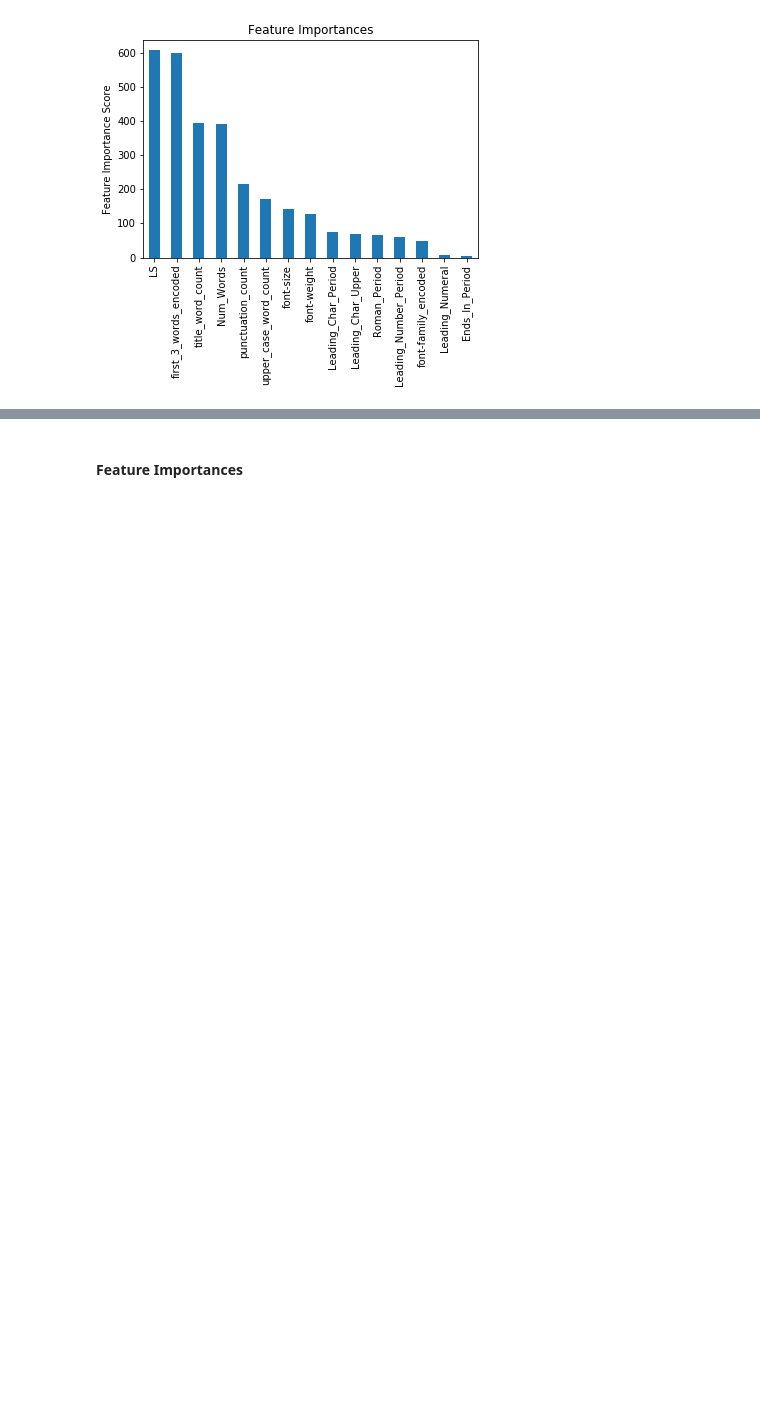
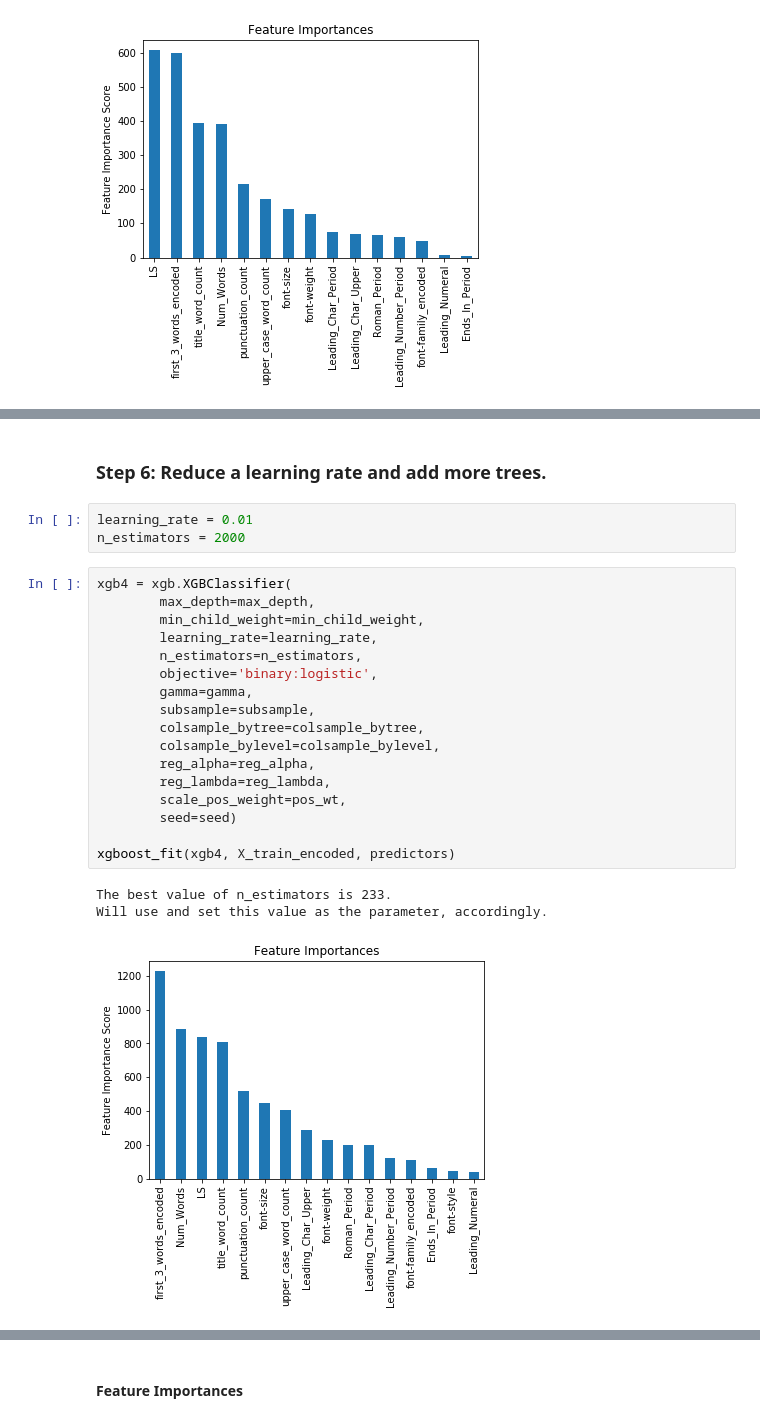
Before and after one commit to my2582/KPMGCapstone, a Jupyter notebook: module1/modelling_notebooks/Combined_Final_Model_V9_Minsu.ipynb, the cells around one changed output, grey strips where cells are left out. Saved outputs shown, nothing was run; the diff lists cells and outputs as text; blank space fills up the shorter version.

```diff
--- a/module1/modelling_notebooks/Combined_Final_Model_V9_Minsu.ipynb
+++ b/module1/modelling_notebooks/Combined_Final_Model_V9_Minsu.ipynb
@@ -2236,0 +3087,26 @@ Will use and set this value as the parameter, accordingly.
+# %% [markdown]
+### Step 6: Reduce a learning rate and add more trees.
+# %%
+learning_rate = 0.01
+n_estimators = 2000
+# %%
+xgb4 = xgb.XGBClassifier(
+        max_depth=max_depth,
+        min_child_weight=min_child_weight,
+        learning_rate=learning_rate,
+        n_estimators=n_estimators,
+        objective='binary:logistic',
+        gamma=gamma,
+        subsample=subsample,
+        colsample_bytree=colsample_bytree,
+        colsample_bylevel=colsample_bylevel,
+        reg_alpha=reg_alpha,
+        reg_lambda=reg_lambda,
+        scale_pos_weight=pos_wt,
+        seed=seed)
+
+xgboost_fit(xgb4, X_train_encoded, predictors)
+# %% [output]
+The best value of n_estimators is 233.
+Will use and set this value as the parameter, accordingly.
+[figure, added]
```
Also changed, not shown: parts of 71 cells of this notebook.
